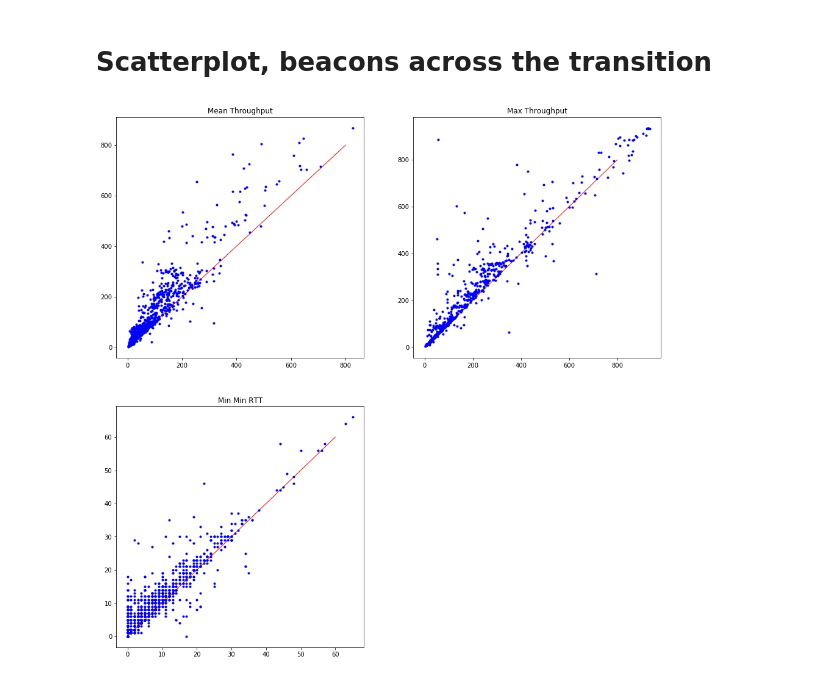
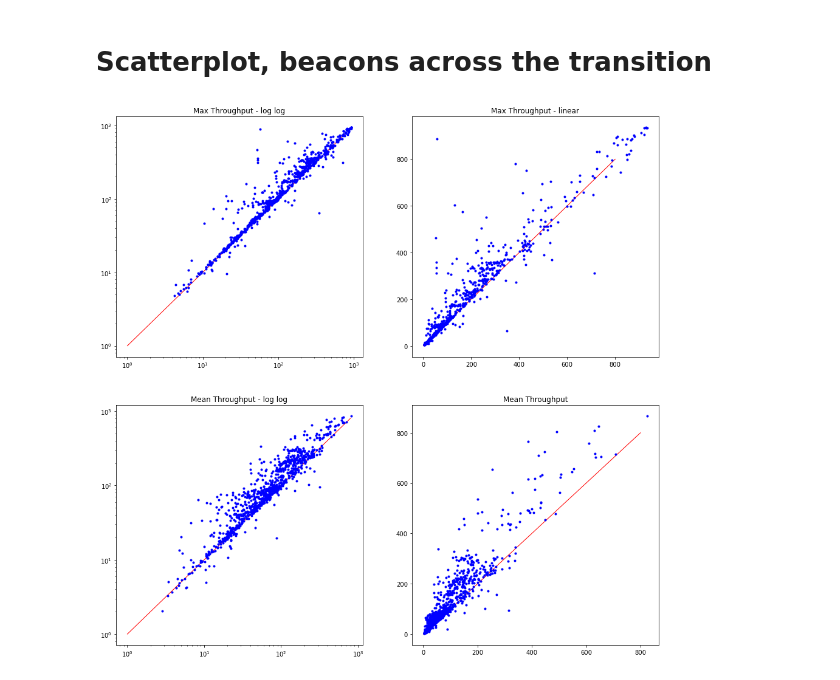
Before and after one commit to m-lab/analysis, a Jupyter notebook: inspector/plottools/Beacon Across Transition Scatter Plot.ipynb, the cells around one changed output. Cells and saved outputs as stored; diff of their text form; code cells hidden in the pictures.

Commit message:
Beacon scatter plots and many inspection tools

```diff
--- a/inspector/plottools/Beacon Across Transition Scatter Plot.ipynb
+++ b/inspector/plottools/Beacon Across Transition Scatter Plot.ipynb
@@ -60,23 +64,25 @@ for row in data:
     legacyMaxTput.append(row['legacyMaxTput'])
     legacyMinMinRTT.append(row['legacyMinMinRTT'])
 # %%
-%matplotlib inline
-# %matplotlib
-
-import matplotlib.pyplot as plt
+# Throughput comparisons
 plt.rcParams['figure.figsize'] = [16, 16]
 cur = plt.subplot(2, 2, 1)
+plt.title('Max Throughput - log log')
+plt.loglog([1,800],[1,800], linewidth=1, color='r')
+plt.loglog(legacyMaxTput, NDT5maxTput, color='b', marker='.', linewidth=0)
+cur = plt.subplot(2, 2, 2)
+plt.title('Max Throughput - linear')
+plt.plot([0,800],[0,800], linewidth=1, color='r')
+plt.plot(legacyMaxTput, NDT5maxTput, color='b', marker='.', linewidth=0)
+cur = plt.subplot(2, 2, 3)
+plt.title('Mean Throughput - log log')
+plt.loglog([1,800],[1,800], linewidth=1, color='r')
+plt.loglog(legacyMeanTput, NDT5meanTput, color='b', marker='.', linewidth=0)
+cur = plt.subplot(2, 2, 4)
 plt.title('Mean Throughput')
 plt.plot([0,800],[0,800], linewidth=1, color='r')
 plt.plot(legacyMeanTput, NDT5meanTput, color='b', marker='.', linewidth=0)
-cur = plt.subplot(2, 2, 2)
-plt.title('Max Throughput')
-plt.plot([0,800],[0,800], linewidth=1, color='r')
-plt.plot(legacyMaxTput, NDT5maxTput, color='b', marker='.', linewidth=0)
-cur = plt.subplot(2, 2, 3)
-plt.title('Min Min RTT')
-plt.plot([0,60],[0,60], linewidth=1, color='r')
-plt.plot(legacyMinMinRTT, NDT5minMinRTT, color='b', marker='.', linewidth=0)
+
 plt.show()
 # %% [output]
-[figure, old version]
+[figure, new version]
```
Also changed, not shown: parts of 4 cells of this notebook, 6 other files.
